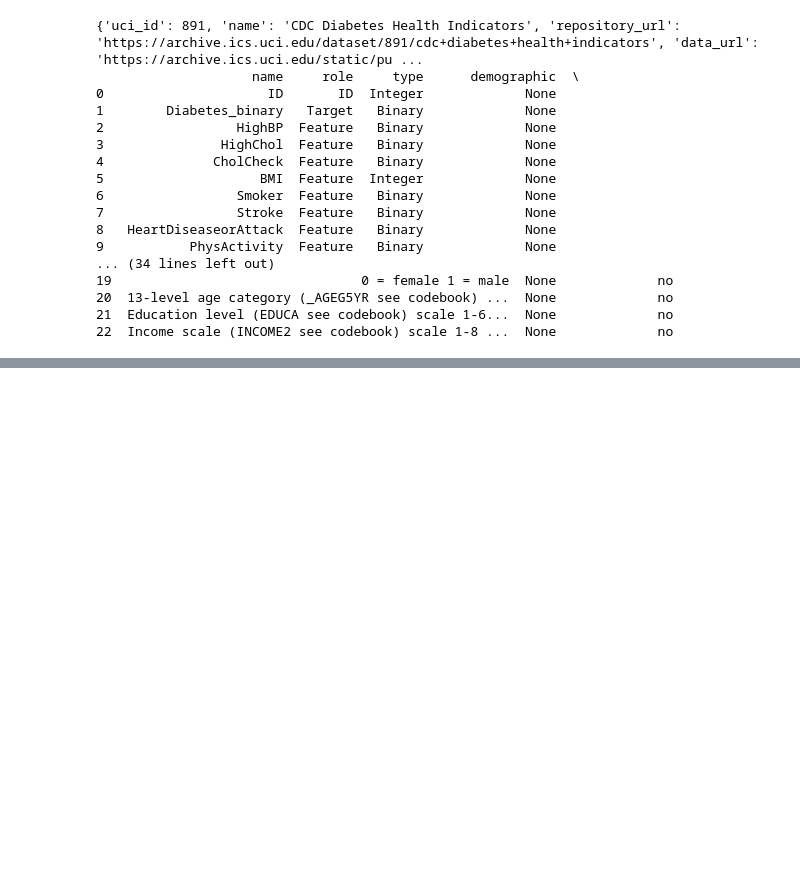
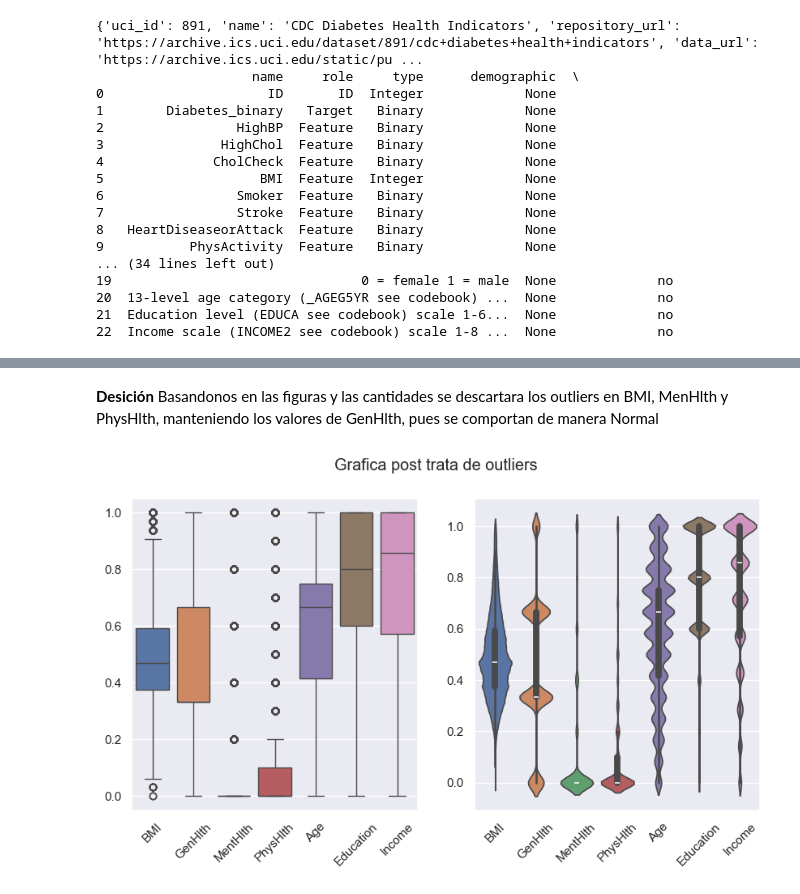
Before and after one commit to Gaddran/Tarea4MachineLearning, a Jupyter notebook: notebooks/Tarea4.ipynb, the cells around one changed output, grey strips where cells are left out. Saved outputs shown, nothing was run; the diff lists cells and outputs as text; code cells hidden in the pictures; blank space fills up the shorter version.

```diff
--- a/notebooks/Tarea4.ipynb
+++ b/notebooks/Tarea4.ipynb
@@ -49,0 +236,31 @@ print(cdc_diabetes_health_indicators.variables)
+# %% [markdown]
+**Desición** Basandonos en las figuras y las cantidades se descartara los outliers en BMI, MenHlth y PhysHlth, manteniendo los valores de GenHlth, pues se comportan de manera Normal
+# %%
+# usar una máscara booleana para eliminar valores atípicos
+mask = True
+for column, upper_limit in upperlim.items():
+    if column == 'GenHelth': continue
+    mask &= (df1[column] <= upper_limit)
+df2 = df1[mask].copy()
+# %%
+# Crear un boxplot para visualizar la distribución de todas las variables numéricas y detectar posibles valores atípicos
+fig, axs= plt.subplots(1, 2, figsize=(10,5))
+# seleccionar columnas numéricas
+num_columns = df2.select_dtypes(include=['number'])
+
+# normalizar los valores usando escalado Min-Max
+scaler = MinMaxScaler()
+normalized_data2 = scaler.fit_transform(num_columns)
+
+# Crear un dataframe con los datos normalizados
+df_normalized2 = pd.DataFrame(normalized_data2, columns=num_columns.columns)
+sns.boxplot(data= df_normalized2, ax=axs[0])
+sns.violinplot(data= df_normalized2, ax=axs[1])
+
+axs[0].tick_params(axis='x', rotation=45)
+axs[1].tick_params(axis='x', rotation=45)
+
+fig.suptitle('Grafica post trata de outliers')
+plt.show()
+# %% [output]
+[figure, added]
```
Also changed, not shown: parts of 13 cells of this notebook, 1 other file.
